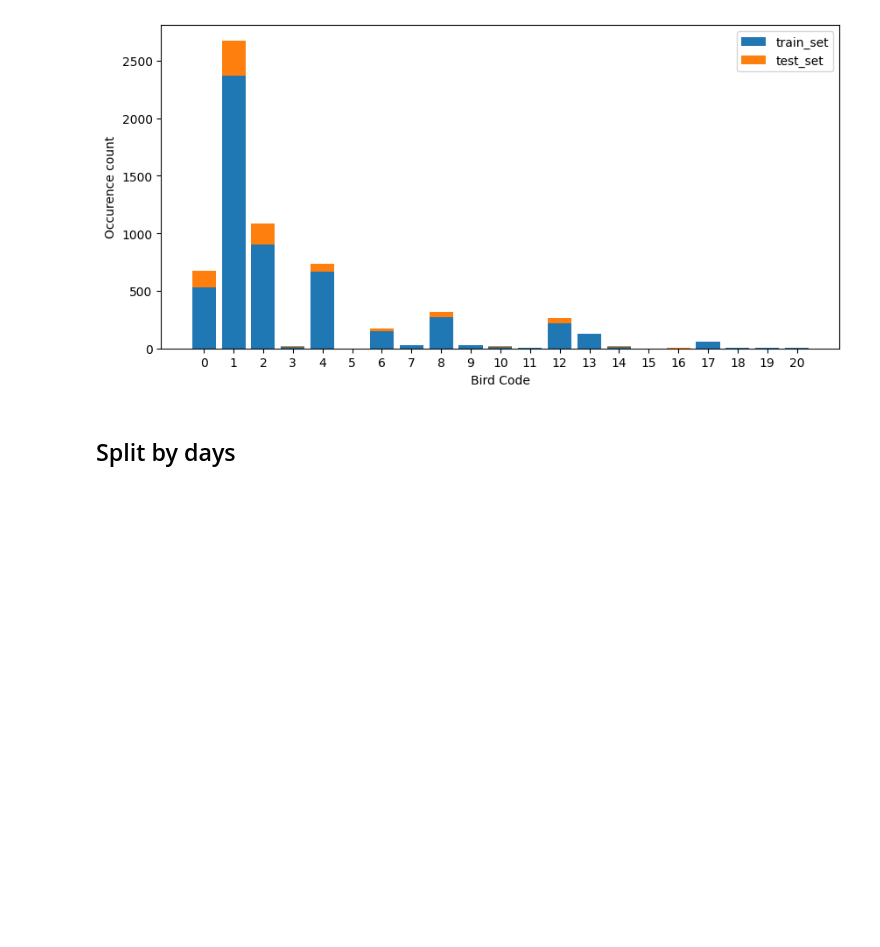
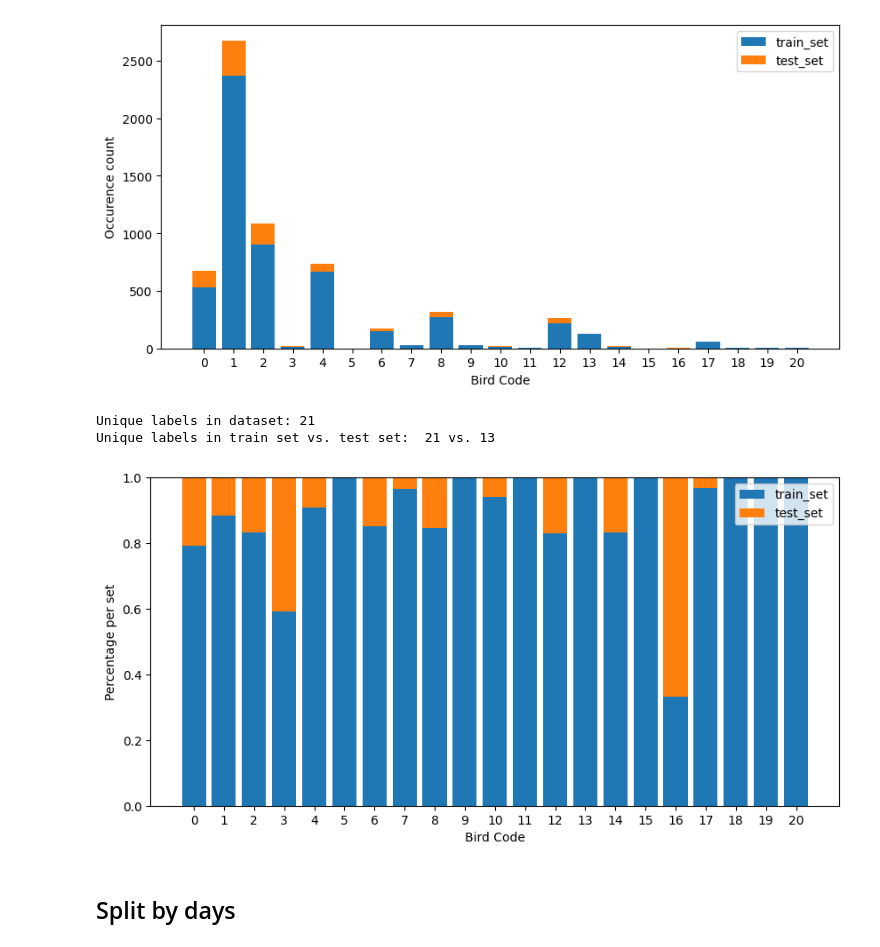
Before and after one commit to DBD-research-group/BirdSet, a Jupyter notebook: notebooks/playground/split_test_5s_data.ipynb, the cells around one changed output. Saved outputs shown, nothing was run; the diff lists cells and outputs as text; code cells hidden in the pictures; blank space fills up the shorter version.

Commit message:
Add percentage plots to datasets

```diff
--- a/notebooks/playground/split_test_5s_data.ipynb
+++ b/notebooks/playground/split_test_5s_data.ipynb
@@ -451,6 +451,12 @@ show_multilabel_stats(hsn_p_test_5s_dataset_dict)
 Unique labels in dataset: 21
 Unique labels in train set vs. test set:  21 vs. 13
 [figure]
+# %%
+show_multilabel_percentages(hsn_p_test_5s_dataset_dict)
+# %% [output]
+Unique labels in dataset: 21
+Unique labels in train set vs. test set:  21 vs. 13
+[figure, added]
 # %% [markdown]
 ## Split by days
 # %%
```
Also changed, not shown: parts of 7 cells of this notebook.
